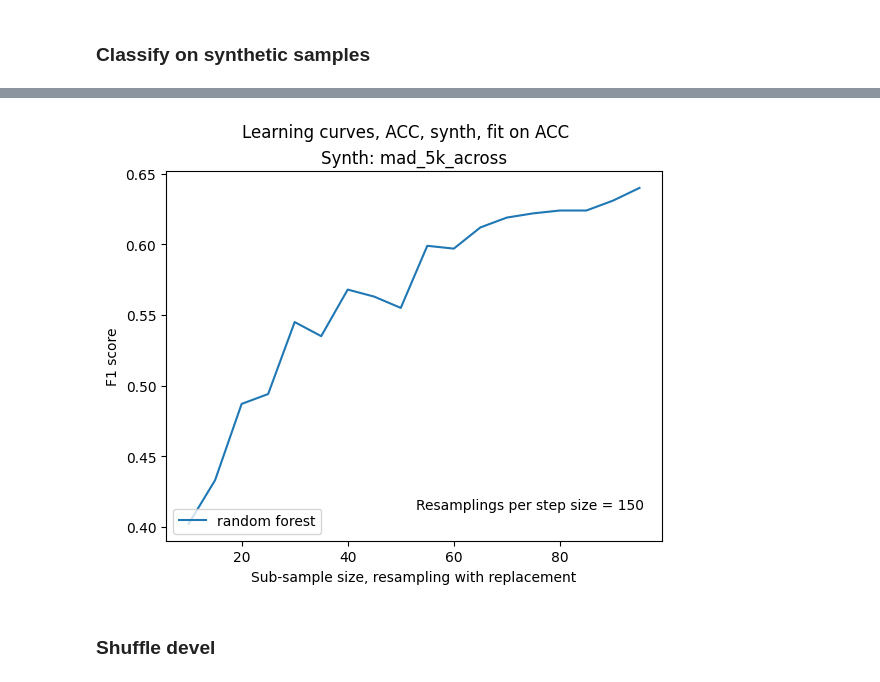
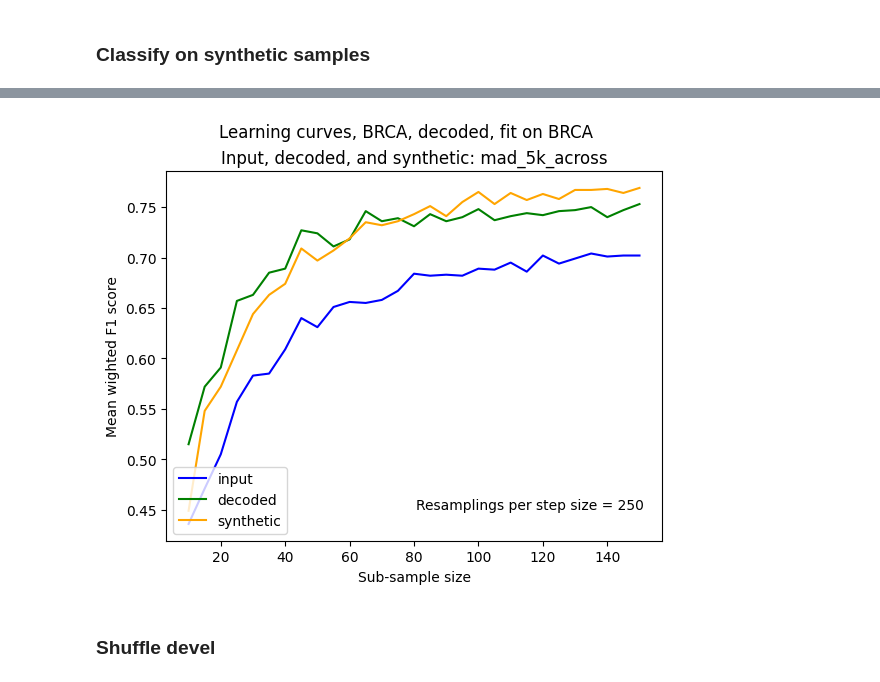
Before and after one commit to briankarlberg/synthetic_TCGA_data_gen, a Jupyter notebook: g_learning_curves/shuffle.ipynb, the cells around one changed output, grey strips where cells are left out. Cells and saved outputs as stored; diff of their text form; code cells hidden in the pictures.

Commit message:
Manuscript edits
Final learning curve figures for manuscript drive 4

```diff
--- a/g_learning_curves/shuffle.ipynb
+++ b/g_learning_curves/shuffle.ipynb
@@ -618,0 +729,7 @@ synth_full_frame_test
+# %%
+synth_decoded = pd.DataFrame(decoder.predict( # wild part:
+    synth_full_frame.iloc[:, 1:]
+                                            ),
+                       index=synth_full_frame.index, # Putting on synthetic index
+
+                             columns=decode_df.iloc[:, 1:].columns) # Putting on og columns
@@ -618,0 +751,2 @@ synth_full_frame_test
+# %%
+synth_decoded_labeled = pd.concat( [pd.DataFrame(synth_full_frame.Labels), synth_decoded] , axis =1)
@@ -619,5 +773,5 @@ synth_full_frame_test
 # %% [markdown]
 ### Classify on synthetic samples
 # %%
-df_to_clf = synth_full_frame_test
+df_to_clf = synth_decoded_labeled
 # %%
@@ -693,5 +825,5 @@ clf done
 # %%
 df_to_clf.index.name
 # %%
-df_to_clf.index.name = 'ACC' # go back and insert this somewhere
+df_to_clf.index.name = 'BRCA' # go back and insert this somewhere
 # %%
@@ -701,25 +833,32 @@ df_to_clf.index.name
 # %%
-clf = 'random forest'
-plt.plot(list(RF_F1_means.keys()),
-       RF_F1_means.values(),label=clf)
-# plt.plot(list(DT_F1_means.keys()),
-#        DT_F1_means.values(),label='dt')
-plt.suptitle('Learning curves, '+df_to_clf.index.name+', synth, fit on '+
+# Superimpose input on decoded
+    # Using two dicts:
+        # inpt_RF_F1_means
+        # dec_RF_F1_means
+
+plt.plot(list(inpt_RF_F1_means.keys()),
+       inpt_RF_F1_means.values(),label='input', color = 'blue')
+plt.plot(list(dec_RF_F1_means.keys()),
+       dec_RF_F1_means.values(),label='decoded', color = 'green')
+plt.plot(list(synth_RF_F1_means.keys()),
+       synth_RF_F1_means.values(),label='synthetic', color = 'orange')
+
+plt.suptitle('Learning curves, '+df_to_clf.index.name+', decoded, fit on '+
              df_to_clf.index.name)
 # plt.title('VAE input data: MAD 5K GEXP')
-plt.title('Synth: ' + feature_set) # across or within cohorts
-plt.ylabel('F1 score')
-plt.xlabel('Sub-sample size, resampling with replacement')
+plt.title('Input, decoded, and synthetic: ' + feature_set) # across or within cohorts
+plt.ylabel('Mean wighted F1 score')
+plt.xlabel('Sub-sample size')
 plt.annotate('Resamplings per step size = '+str(resmpl_count),
                 xy=(.5, .2), xycoords='figure fraction',
                 horizontalalignment='left', verticalalignment='top',
                 )
 plt.legend(loc="lower left")
 plt.savefig(
-    'i_o/shuffle/synth_curves/'+
-    str(df_to_clf.index.name)+'.synth_fit_on.'+fit_on +'_'+feature_set+'_'+
-    str(list(RF_F1_means.keys())[0])+'-to-'+str(smp_sz)+
+    'i_o/shuffle/super_1/'+
+    str(df_to_clf.index.name)+'.inpt_and_dec_fit_on.'+fit_on +'_'+feature_set+'_'+
+    str(list(inpt_RF_F1_means.keys())[0])+'-to-'+str(smp_sz)+
     '_'+'rsmpls.'+str(resmpl_count)+
-    '_v0.png', bbox_inches = 'tight')
+    '_super_1_synth.png', bbox_inches = 'tight')
 # %% [output]
-[figure, old version]
+[figure, new version]
```
Also changed, not shown: parts of 65 cells of this notebook, 1 other file.
